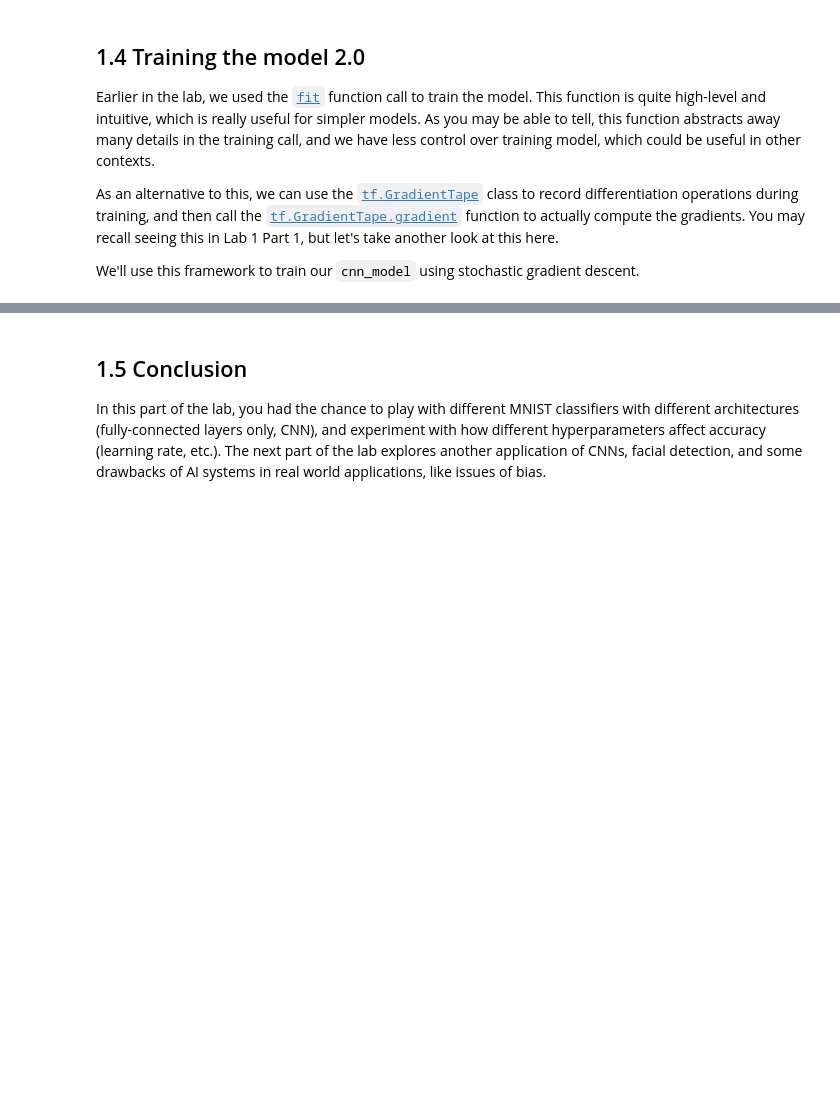
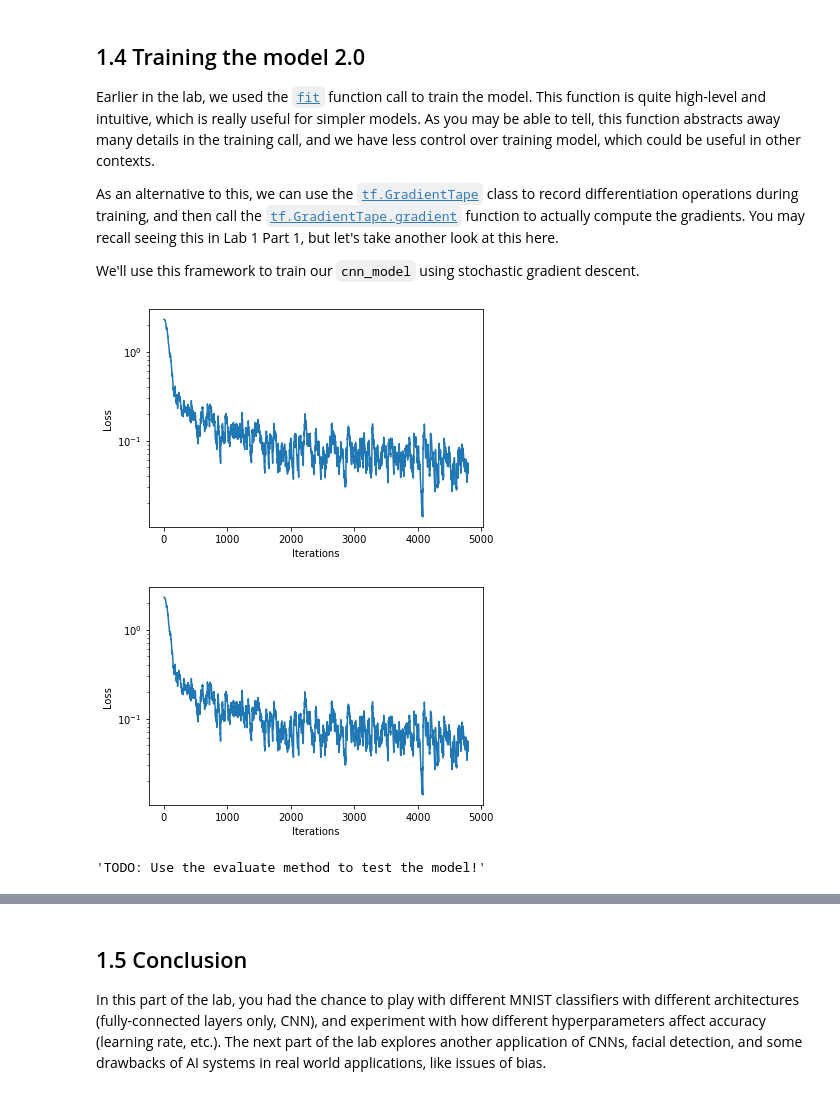
Before and after one commit to renyuanL/handwritten-digit-recognition, a Jupyter notebook: _ry2021_「Part1_MNIST_Solution_ipynb」的副本.ipynb, the cells around one changed output, grey strips where cells are left out. Drawn from its saved outputs; the diff is of its cells as text; code cells hidden in the pictures; blank space fills up the shorter version.

```diff
--- a/_ry2021_「Part1_MNIST_Solution_ipynb」的副本.ipynb
+++ b/_ry2021_「Part1_MNIST_Solution_ipynb」的副本.ipynb
@@ -144,4 +201,7 @@ In Lab 1, we saw how we can use `GradientTape` to optimize losses and train mode
 BATCH_SIZE = 64
 EPOCHS = 5
 
-model.fit(train_images, train_labels, batch_size=BATCH_SIZE, epochs=EPOCHS)
+model.fit(train_images,
+          train_labels,
+          batch_size= BATCH_SIZE,
+          epochs= EPOCHS)
@@ -298,37 +449,50 @@ As an alternative to this, we can use the [`tf.GradientTape`](https://www.tensor
 We'll use this framework to train our `cnn_model` using stochastic gradient descent.
 # %%
 # Rebuild the CNN model
-cnn_model = build_cnn_model()
+cnn_model= build_cnn_model()
 
-batch_size = 12
-loss_history = mdl.util.LossHistory(smoothing_factor=0.95) # to record the evolution of the loss
-plotter = mdl.util.PeriodicPlotter(sec=2, xlabel='Iterations', ylabel='Loss', scale='semilogy')
-optimizer = tf.keras.optimizers.SGD(learning_rate=1e-2) # define our optimizer
+batch_size= 12
+loss_history= mdl.util.LossHistory(smoothing_factor=0.95) # to record the evolution of the loss
+plotter=      mdl.util.PeriodicPlotter(sec=2, xlabel='Iterations',
+                                       ylabel='Loss',
+                                       scale='semilogy')
+optimizer=    tf.keras.optimizers.SGD(learning_rate=1e-2) # define our optimizer
 
 if hasattr(tqdm, '_instances'): tqdm._instances.clear() # clear if it exists
 
 for idx in tqdm(range(0, train_images.shape[0], batch_size)):
   # First grab a batch of training data and convert the input images to tensors
   (images, labels) = (train_images[idx:idx+batch_size], train_labels[idx:idx+batch_size])
   images = tf.convert_to_tensor(images, dtype=tf.float32)
 
   # GradientTape to record differentiation operations
   with tf.GradientTape() as tape:
     #'''TODO: feed the images into the model and obtain the predictions'''
     logits = cnn_model(images)
     # logits = # TODO
 
     #'''TODO: compute the categorical cross entropy loss
     loss_value = tf.keras.backend.sparse_categorical_crossentropy(labels, logits)
     # loss_value = tf.keras.backend.sparse_categorical_crossentropy() # TODO
 
   loss_history.append(loss_value.numpy().mean()) # append the loss to the loss_history record
   plotter.plot(loss_history.get())
 
   # Backpropagation
   '''TODO: Use the tape to compute the gradient against all parameters in the CNN model.
       Use cnn_model.trainable_variables to access these parameters.'''
   grads = tape.gradient(loss_value, cnn_model.trainable_variables)
   # grads = # TODO
   optimizer.apply_gradients(zip(grads, cnn_model.trainable_variables))
+# %% [output]
+[figure, added]
+[figure, added]
+# %%
+'''TODO: Use the evaluate method to test the model!'''
+#test_loss, test_acc = cnn_model.evaluate(test_images, test_labels)
+# test_loss, test_acc = # TODO
+
+#print('Test accuracy:', test_acc)
+# %% [output]
+'TODO: Use the evaluate method to test the model!'
 # %%
```
Also changed, not shown: parts of 22 cells of this notebook.
